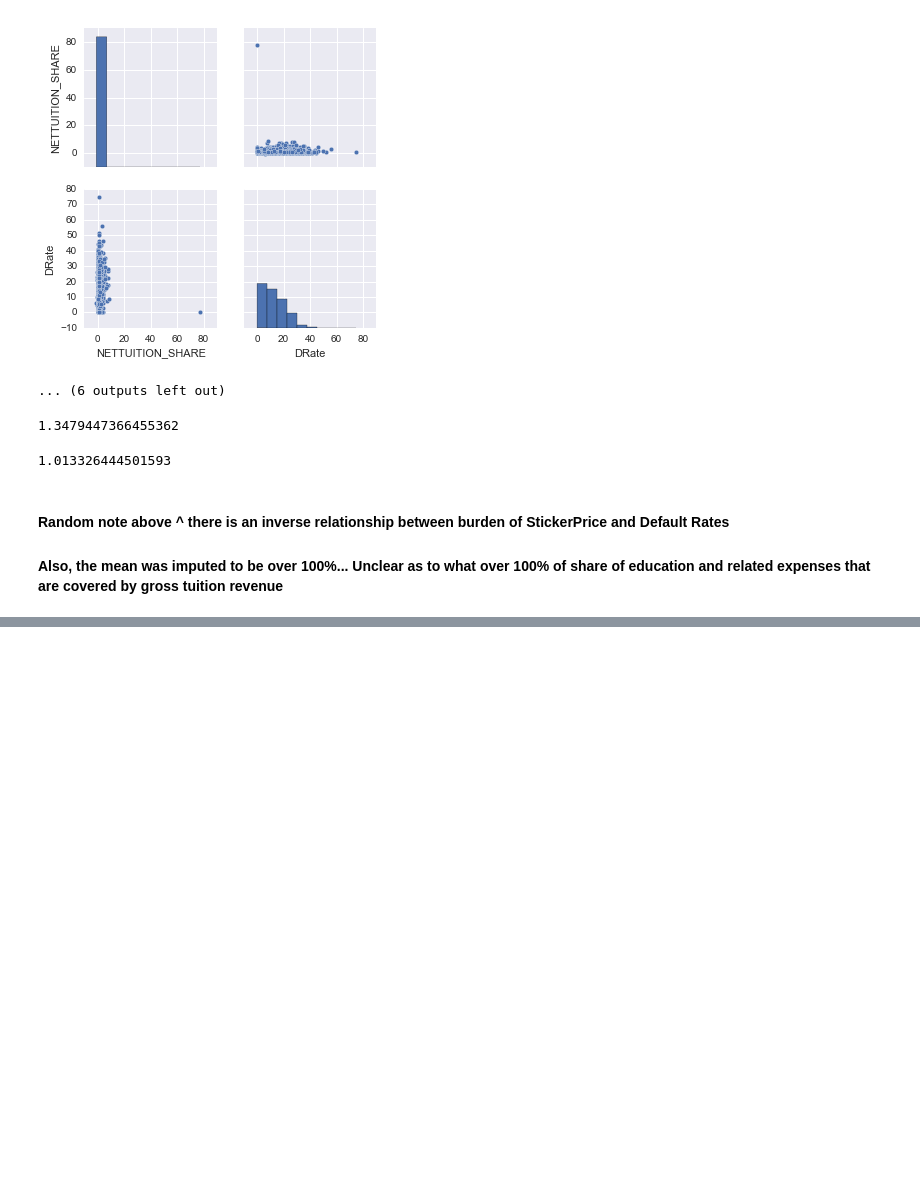
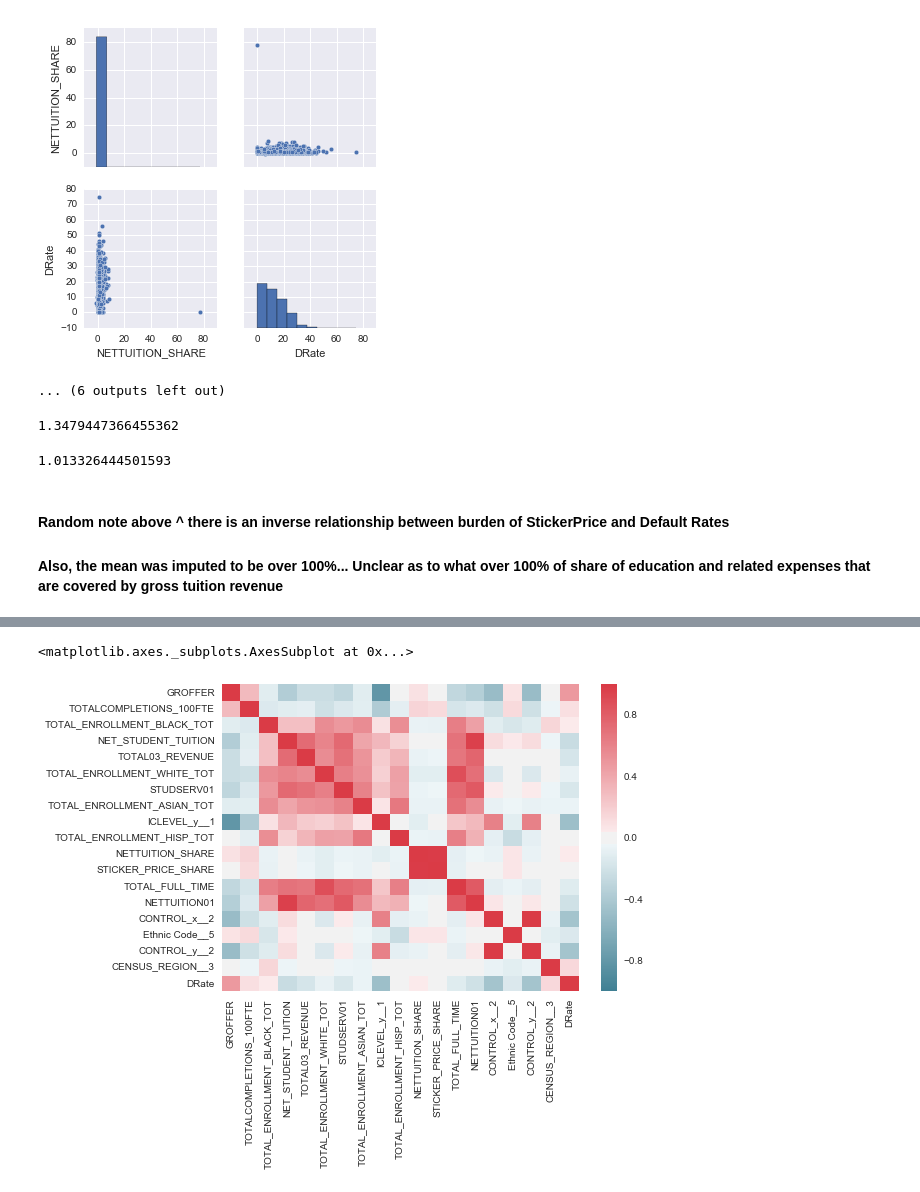
Before and after one commit to dataframing/student-loans, a Jupyter notebook: nico/Explore.ipynb, the cells around one changed output, grey strips where cells are left out. Drawn from its saved outputs; the diff is of its cells as text; code cells hidden in the pictures; blank space fills up the shorter version.

Commit message:
Added OLS, heatmap, and some notes

```diff
--- a/nico/Explore.ipynb
+++ b/nico/Explore.ipynb
@@ -303,9 +325,12 @@ corr_matrix.transpose()
 # %%
 # Fancy heatmap!
 
 cmap = sns.diverging_palette(220, 10, as_cmap=True)
 
-corr_matrix = data_2011[top_18].corr()
+corr_matrix = data_2011[top_18_wDRate].corr()
 sns.heatmap(corr_matrix, cmap=cmap)
+# %% [output]
+<matplotlib.axes._subplots.AxesSubplot at 0x...>
+[figure, added]
 # %% [markdown]
 #### Leading into our next model (/if we would like to move forward with a more basic linear model) this gives some insight to correlations
```
Also changed, not shown: parts of 18 cells of this notebook.
